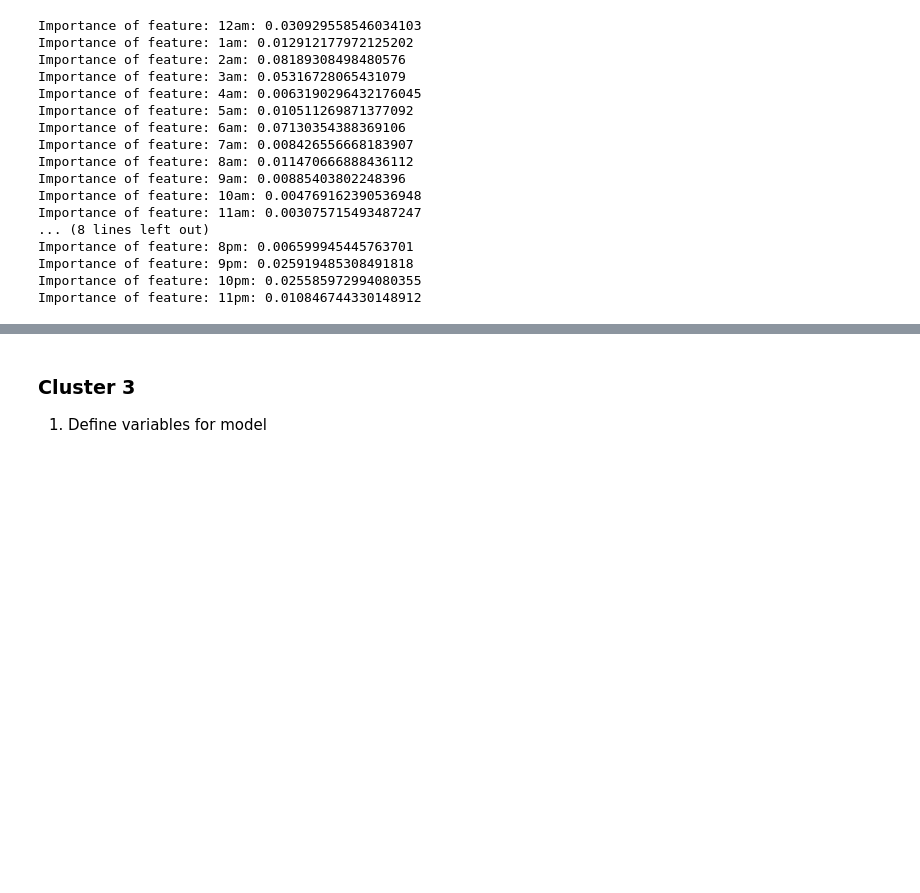
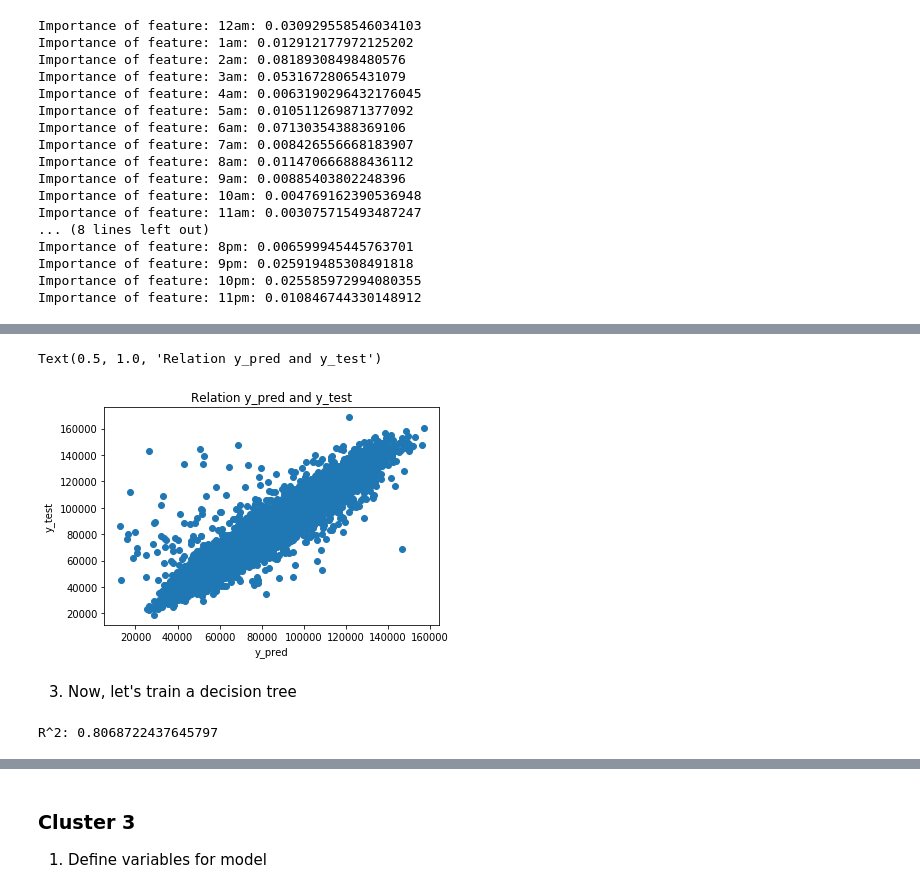
Before and after one commit to Crosita/Capstone-Project-1, a Jupyter notebook: Machine Learning_Capstone_1.ipynb, the cells around one changed output, grey strips where cells are left out. Saved outputs shown, nothing was run; the diff lists cells and outputs as text; code cells hidden in the pictures; blank space fills up the shorter version.

```diff
--- a/Machine Learning_Capstone_1.ipynb
+++ b/Machine Learning_Capstone_1.ipynb
@@ -339,0 +379,3 @@ This is the most important feature in cluster 1.
+# %%
+y_pred = reg_all.predict(X_test)
+print("R^2: {}".format(reg_all.score(X_test, y_test)))
@@ -339,0 +405,16 @@ This is the most important feature in cluster 1.
+# %%
+plt.scatter(y_pred, y_test)
+plt.xlabel('y_pred')
+plt.ylabel('y_test')
+plt.title('Relation y_pred and y_test')
+# %% [output]
+Text(0.5, 1.0, 'Relation y_pred and y_test')
+[figure, added]
+# %% [markdown]
+3. Now, let's train a decision tree
+# %%
+regressor.fit(X_train, y_train)
+y_pred = regressor.predict(X_test)
+print("R^2: {}".format(regressor.score(X_test, y_test)))
+# %% [output]
+R^2: 0.8068722437645797
```
Also changed, not shown: parts of 26 cells of this notebook.
